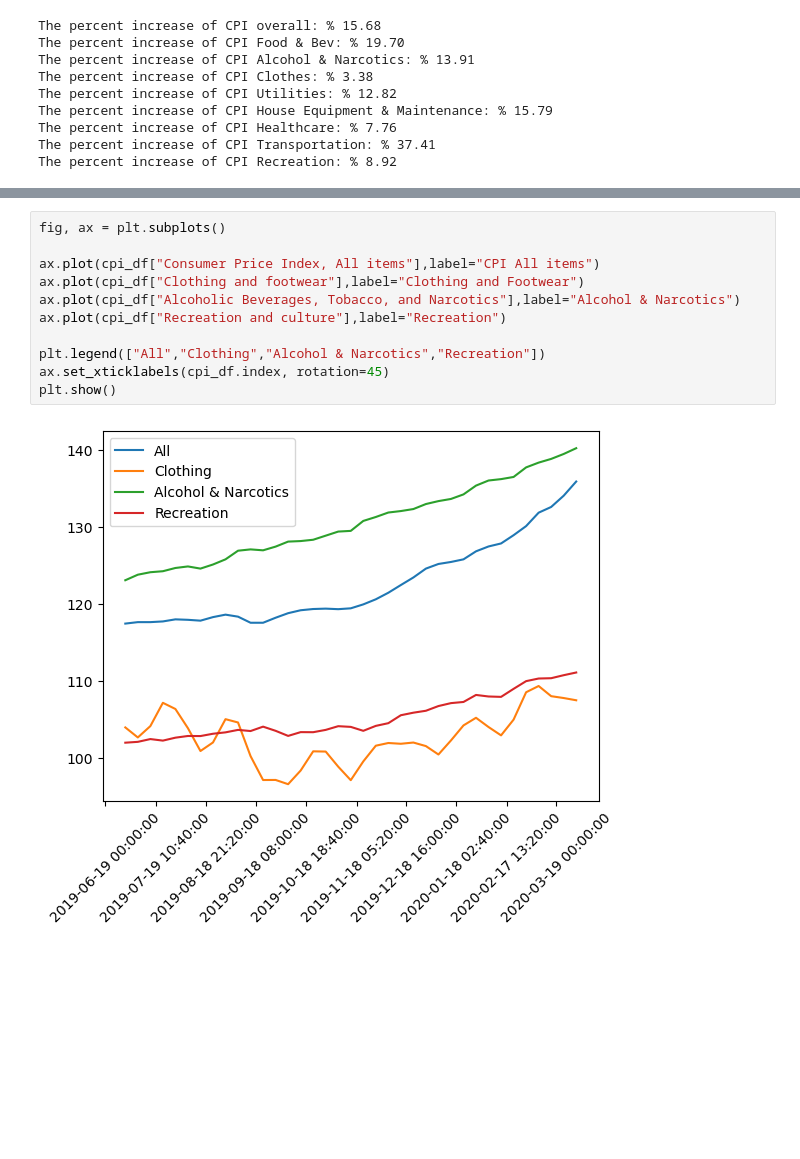
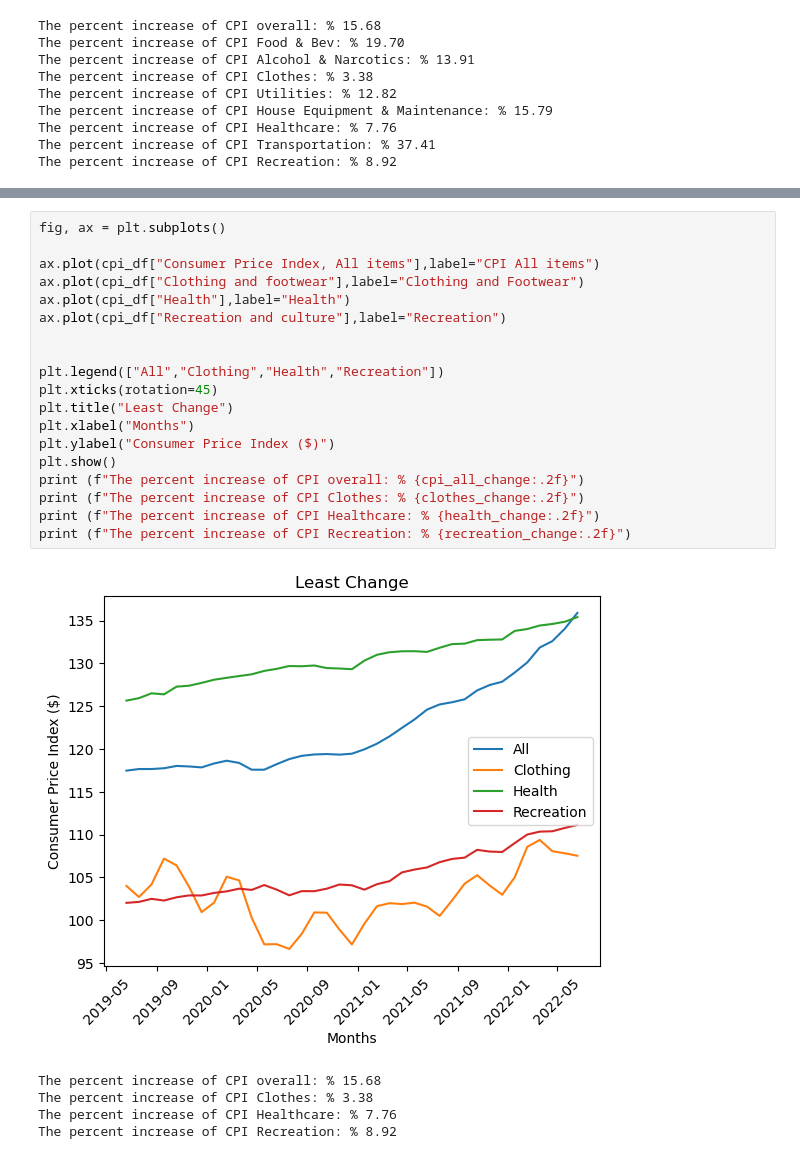
Before and after one commit to SolSolstice/Project-1, a Jupyter notebook: CPI_analysis.ipynb, the cells around one changed output, grey strips where cells are left out. Drawn from its saved outputs; the diff is of its cells as text; blank space fills up the shorter version.

```diff
--- a/CPI_analysis.ipynb
+++ b/CPI_analysis.ipynb
@@ -228,13 +155,25 @@ The percent increase of CPI Transportation: % 37.41
 # %%
 fig, ax = plt.subplots()
 
 ax.plot(cpi_df["Consumer Price Index, All items"],label="CPI All items")
 ax.plot(cpi_df["Clothing and footwear"],label="Clothing and Footwear")
-ax.plot(cpi_df["Alcoholic Beverages, Tobacco, and Narcotics"],label="Alcohol & Narcotics")
+ax.plot(cpi_df["Health"],label="Health")
 ax.plot(cpi_df["Recreation and culture"],label="Recreation")
 
-plt.legend(["All","Clothing","Alcohol & Narcotics","Recreation"])
-ax.set_xticklabels(cpi_df.index, rotation=45)
+
+plt.legend(["All","Clothing","Health","Recreation"])
+plt.xticks(rotation=45)
+plt.title("Least Change")
+plt.xlabel("Months")
+plt.ylabel("Consumer Price Index ($)")
 plt.show()
+print (f"The percent increase of CPI overall: % {cpi_all_change:.2f}")
+print (f"The percent increase of CPI Clothes: % {clothes_change:.2f}")
+print (f"The percent increase of CPI Healthcare: % {health_change:.2f}")
+print (f"The percent increase of CPI Recreation: % {recreation_change:.2f}")
 # %% [output]
-[figure, old version]
+[figure, new version]
+The percent increase of CPI overall: % 15.68
+The percent increase of CPI Clothes: % 3.38
+The percent increase of CPI Healthcare: % 7.76
+The percent increase of CPI Recreation: % 8.92
```
Also changed, not shown: parts of 5 cells of this notebook.
